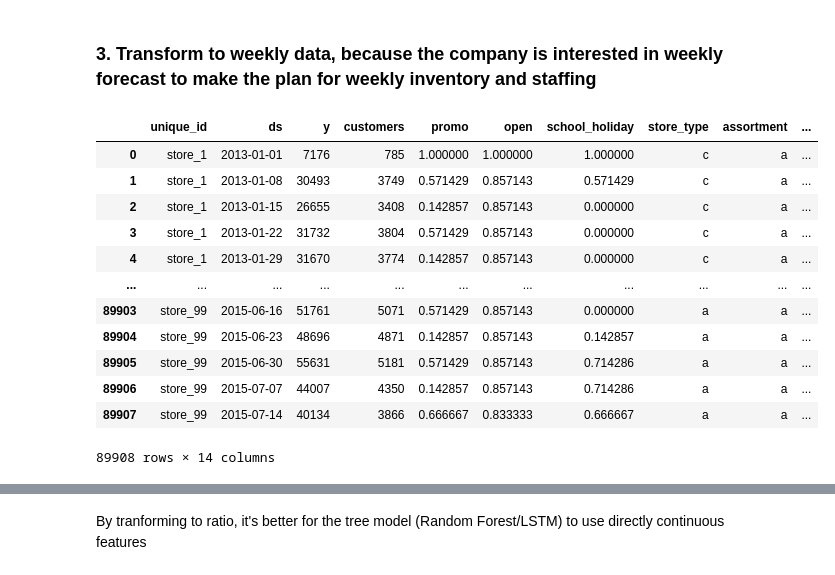
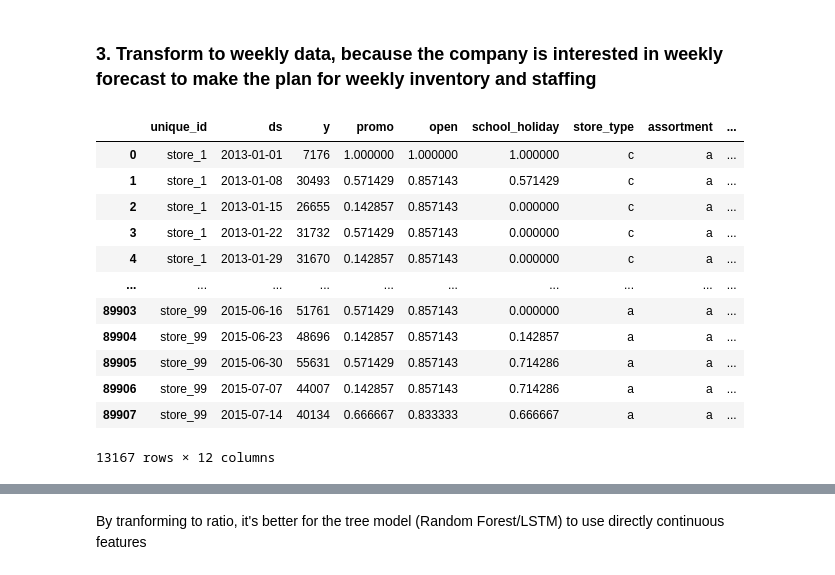
Before and after one commit to YL-6/BF-final, a Jupyter notebook: Yue.ipynb, the cells around one changed output, grey strips where cells are left out. Drawn from its saved outputs; the diff is of its cells as text; code cells hidden in the pictures.

```diff
--- a/Yue.ipynb
+++ b/Yue.ipynb
@@ -120,6 +125,6 @@ dtype: int64
 # %%
-### 2. Merge the 'metadata' with 'sales_data' and 'future_values'
 sales_merged = pd.merge(sales_data, metadata, on='unique_id', how='left')
+sales_merged['competition_distance'] = sales_merged['competition_distance'].fillna(sales_merged['competition_distance'].median())
 future_merged = pd.merge(future_values, metadata, on='unique_id', how='left')
 sales_merged.head()
 # %% [output]
@@ -134,7 +139,7 @@ sales_merged.head()
 # %% [markdown]
 ### 3. Transform to weekly data, because the company is interested in weekly forecast to make the plan for weekly inventory and staffing
 # %%
-# Create a weekly bucket
+# Create a weekly bucket：start from Monday
 sales_merged['week'] = sales_merged['ds'].dt.to_period('W-MON').dt.start_time
 
 # Make sure state_holiday is string type
@@ -143,47 +148,56 @@ sales_merged['state_holiday'] = sales_merged['state_holiday'].astype(str)
 # Count how many times each state_holiday type appears per week per store
 holiday_counts = (
     sales_merged
     .groupby(['unique_id', 'week', 'state_holiday'])
     .size()
     .unstack(fill_value=0)  # turns into columns
     .reset_index()
     .rename_axis(None, axis=1)  # remove column name
 )
 
 # Optional: Rename columns for clarity
 holiday_counts.columns = ['unique_id', 'week'] + [f'state_holiday_{col}' for col in holiday_counts.columns[2:]]
 
 # Now aggregate your normal weekly data
-weekly_data = sales_merged.groupby(['unique_id', 'week'], as_index=False).agg({
+weekly_cal = sales_merged.groupby(['unique_id', 'week'], as_index=False).agg({
     'y': 'sum',
     'customers': 'sum',
     'promo': 'mean',  # Ratio can better reflect the intensity of the promotion
     'open': 'mean',   #Percentage of days open per week
     'school_holiday': 'mean',  #Proportion of school holidays in the week
     'store_type': 'first',
     'assortment': 'first',
     'competition_distance': 'first'
 })
 
 # Merge the holiday counts in
-weekly_data = weekly_data.merge(holiday_counts, on=['unique_id', 'week'], how='left')
+weekly_cal = weekly_cal.merge(holiday_counts, on=['unique_id', 'week'], how='left')
 
 # Fill in 0 where a holiday type didn’t occur that week
-weekly_data.fillna(0, inplace=True)
+weekly_cal.fillna(0, inplace=True)
 
-weekly_data = weekly_data.rename(columns={'week': 'ds'})
+weekly_cal = weekly_cal.rename(columns={'week': 'ds'})
+
+weekly_data = weekly_cal.copy()
+
+# Only keep store_1 to store_99
+weekly_data = weekly_data[weekly_data['unique_id'].isin([f'store_{i}' for i in range(1, 100)])]
+
+# drop 'customer' and 'state_holiday_0'
+weekly_data = weekly_data.drop(columns=['customers', 'state_holiday_0'])
+
 weekly_data
 # %% [output]
-|  | unique_id | ds | y | customers | promo | open | school_holiday | store_type | assortment | ... |
-| 0 | store_1 | 2013-01-01 | 7176 | 785 | 1.000000 | 1.000000 | 1.000000 | c | a | ... |
-| 1 | store_1 | 2013-01-08 | 30493 | 3749 | 0.571429 | 0.857143 | 0.571429 | c | a | ... |
-| 2 | store_1 | 2013-01-15 | 26655 | 3408 | 0.142857 | 0.857143 | 0.000000 | c | a | ... |
-| 3 | store_1 | 2013-01-22 | 31732 | 3804 | 0.571429 | 0.857143 | 0.000000 | c | a | ... |
-| 4 | store_1 | 2013-01-29 | 31670 | 3774 | 0.142857 | 0.857143 | 0.000000 | c | a | ... |
-| ... | ... | ... | ... | ... | ... | ... | ... | ... | ... | ... |
-| 89903 | store_99 | 2015-06-16 | 51761 | 5071 | 0.571429 | 0.857143 | 0.000000 | a | a | ... |
-| 89904 | store_99 | 2015-06-23 | 48696 | 4871 | 0.142857 | 0.857143 | 0.142857 | a | a | ... |
-| 89905 | store_99 | 2015-06-30 | 55631 | 5181 | 0.571429 | 0.857143 | 0.714286 | a | a | ... |
-| 89906 | store_99 | 2015-07-07 | 44007 | 4350 | 0.142857 | 0.857143 | 0.714286 | a | a | ... |
-| 89907 | store_99 | 2015-07-14 | 40134 | 3866 | 0.666667 | 0.833333 | 0.666667 | a | a | ... |
+|  | unique_id | ds | y | promo | open | school_holiday | store_type | assortment | ... |
+| 0 | store_1 | 2013-01-01 | 7176 | 1.000000 | 1.000000 | 1.000000 | c | a | ... |
+| 1 | store_1 | 2013-01-08 | 30493 | 0.571429 | 0.857143 | 0.571429 | c | a | ... |
+| 2 | store_1 | 2013-01-15 | 26655 | 0.142857 | 0.857143 | 0.000000 | c | a | ... |
+| 3 | store_1 | 2013-01-22 | 31732 | 0.571429 | 0.857143 | 0.000000 | c | a | ... |
+| 4 | store_1 | 2013-01-29 | 31670 | 0.142857 | 0.857143 | 0.000000 | c | a | ... |
+| ... | ... | ... | ... | ... | ... | ... | ... | ... | ... |
+| 89903 | store_99 | 2015-06-16 | 51761 | 0.571429 | 0.857143 | 0.000000 | a | a | ... |
+| 89904 | store_99 | 2015-06-23 | 48696 | 0.142857 | 0.857143 | 0.142857 | a | a | ... |
+| 89905 | store_99 | 2015-06-30 | 55631 | 0.571429 | 0.857143 | 0.714286 | a | a | ... |
+| 89906 | store_99 | 2015-07-07 | 44007 | 0.142857 | 0.857143 | 0.714286 | a | a | ... |
+| 89907 | store_99 | 2015-07-14 | 40134 | 0.666667 | 0.833333 | 0.666667 | a | a | ... |
-89908 rows × 14 columns
+13167 rows × 12 columns
```
Also changed, not shown: parts of 19 cells of this notebook, 1 other file.
